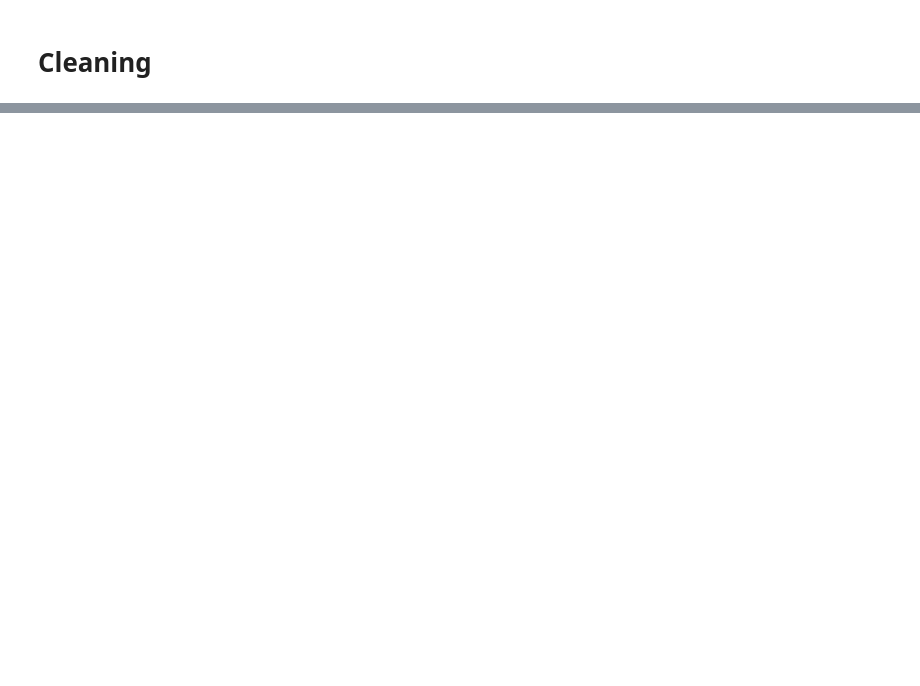
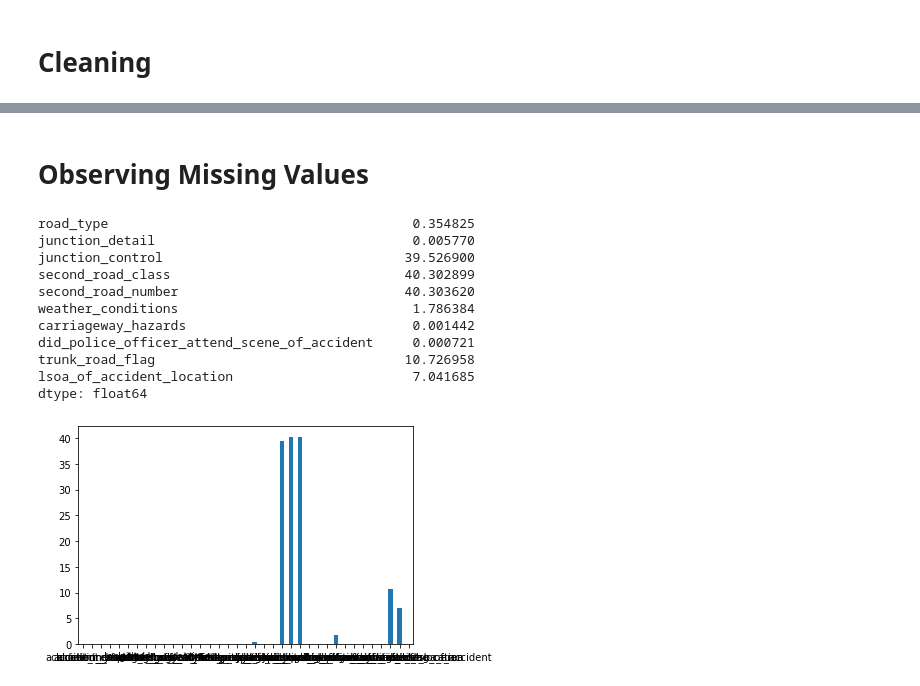
Before and after one commit to allaaamr/DataEngineering, a Jupyter notebook: main.ipynb, the cells around one changed output, grey strips where cells are left out. Cells and saved outputs as stored; diff of their text form; code cells hidden in the pictures; blank space fills up the shorter version.

```diff
--- a/main.ipynb
+++ b/main.ipynb
@@ -87,0 +132,4 @@ df = df.drop(['accident_year'], axis = 1)
+# %%
+print(df['junction_control'].value_counts()) # 54808 values including "Data missing or out of range"
+df_clean['junction_control'] = df_clean['junction_control'].replace('Data missing or out of range', np.nan)
+df_clean["junction_control"].isnull().mean()*100 # 39.52% null
@@ -87,0 +146,4 @@ df = df.drop(['accident_year'], axis = 1)
+# %%
+print(df["second_road_class"].value_counts())
+df_clean['second_road_class'] = df_clean['second_road_class'].replace('-1', np.nan)
+df_clean["second_road_class"].isnull().mean()*100 #40.302899177845084% null
@@ -87,0 +162,3 @@ df = df.drop(['accident_year'], axis = 1)
+# %%
+print(df["did_police_officer_attend_scene_of_accident"].value_counts()) #1 entry including "Data missing or out of range'
+df_clean['did_police_officer_attend_scene_of_accident'].replace('Data missing or out of range', np.nan, inplace=True)
@@ -87,0 +172,6 @@ df = df.drop(['accident_year'], axis = 1)
+# %%
+print(df["lsoa_of_accident_location"].value_counts() )
+df_clean['lsoa_of_accident_location'].replace('-1', np.nan, inplace=True)
+df_clean['lsoa_of_accident_location'].replace(-1, np.nan, inplace=True)
+df_clean["lsoa_of_accident_location"].value_counts()
+df_clean['lsoa_of_accident_location'].isnull().mean()*100 # 7.04% missing
@@ -87,0 +192,26 @@ df = df.drop(['accident_year'], axis = 1)
+# %% [markdown]
+# Observing Missing Values
+# %%
+import missingno as msno
+import matplotlib.pyplot as plt
+
+percent_missing = df_clean.isnull().mean() * 100
+# missing_value_df = pd.DataFrame({'column_name': df.columns,
+#                                  'percent_missing': percent_missing})
+# missing_value_df.sort_values('percent_missing', inplace=True)
+print(percent_missing [percent_missing>0])
+
+ax = percent_missing.plot.bar(x='columns', y='missing', rot=0)
+# %% [output]
+road_type                                       0.354825
+junction_detail                                 0.005770
+junction_control                               39.526900
+second_road_class                              40.302899
+second_road_number                             40.303620
+weather_conditions                              1.786384
+carriageway_hazards                             0.001442
+did_police_officer_attend_scene_of_accident     0.000721
+trunk_road_flag                                10.726958
+lsoa_of_accident_location                       7.041685
+dtype: float64
+[figure, added]
```
Also changed, not shown: parts of 63 cells of this notebook.
